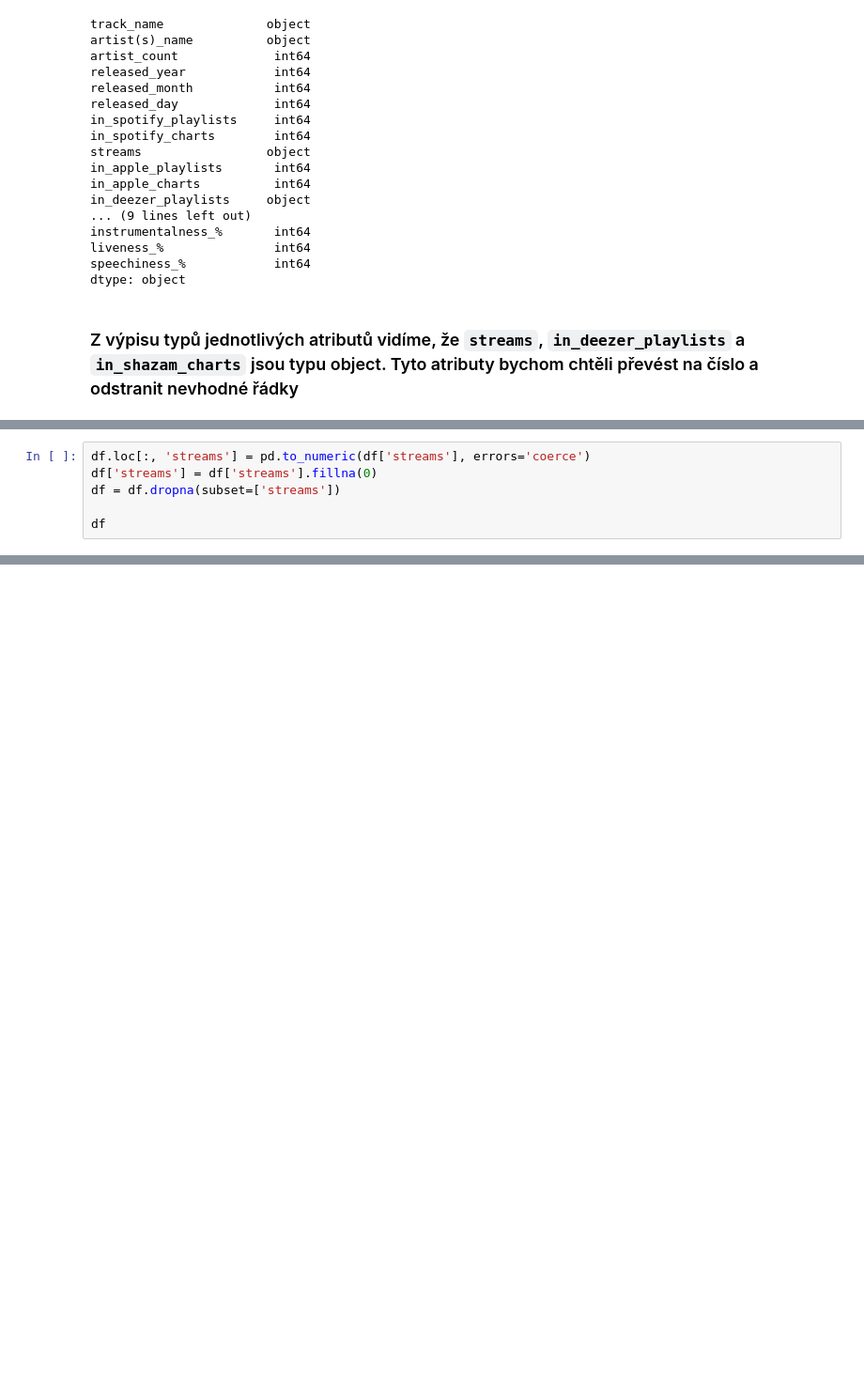
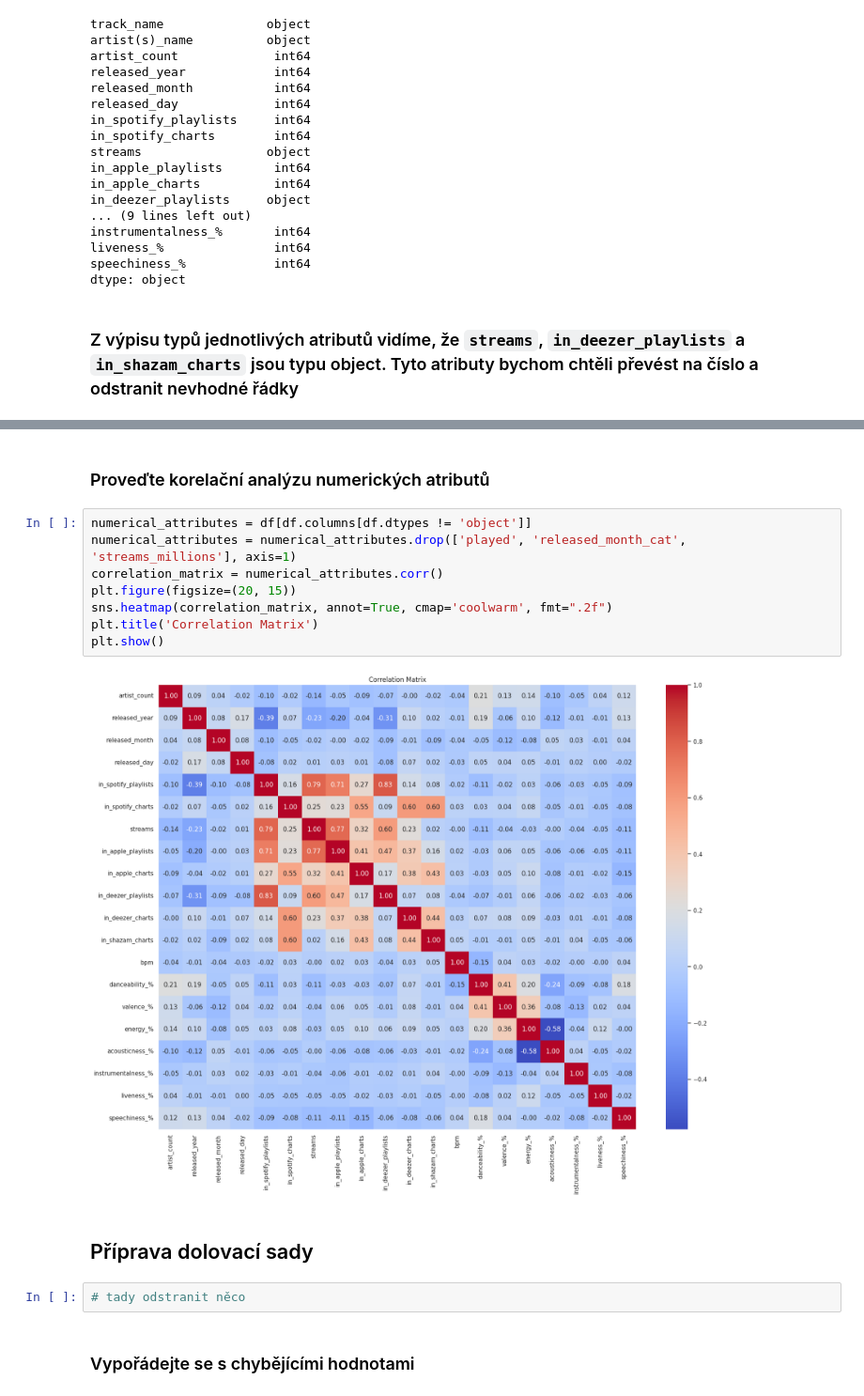
Before and after one commit to FITlifeSADGE/UPA, a Jupyter notebook: UPA.ipynb, the cells around one changed output, grey strips where cells are left out. Shown at 94% size. Saved outputs shown, nothing was run; the diff lists cells and outputs as text; blank space fills up the shorter version.

```diff
--- a/UPA.ipynb
+++ b/UPA.ipynb
@@ -249,6 +263,0 @@ plt.show()
-# %%
-df.loc[:, 'streams'] = pd.to_numeric(df['streams'], errors='coerce')
-df['streams'] = df['streams'].fillna(0)
-df = df.dropna(subset=['streams'])
-
-df
@@ -290,0 +322,18 @@ new_df[["track_name", "streams", "danceability_%", "bpm", "key", "mode", "valenc
+# %% [markdown]
+### Proveďte korelační analýzu numerických atributů
+# %%
+numerical_attributes = df[df.columns[df.dtypes != 'object']]
+numerical_attributes = numerical_attributes.drop(['played', 'released_month_cat', 'streams_millions'], axis=1)
+correlation_matrix = numerical_attributes.corr()
+plt.figure(figsize=(20, 15))
+sns.heatmap(correlation_matrix, annot=True, cmap='coolwarm', fmt=".2f")
+plt.title('Correlation Matrix')
+plt.show()
+# %% [output]
+[figure, added]
+# %% [markdown]
+## Příprava dolovací sady
+# %%
+# tady odstranit něco
+# %% [markdown]
+### Vypořádejte se s chybějícími hodnotami
```
Also changed, not shown: parts of 21 cells of this notebook.
